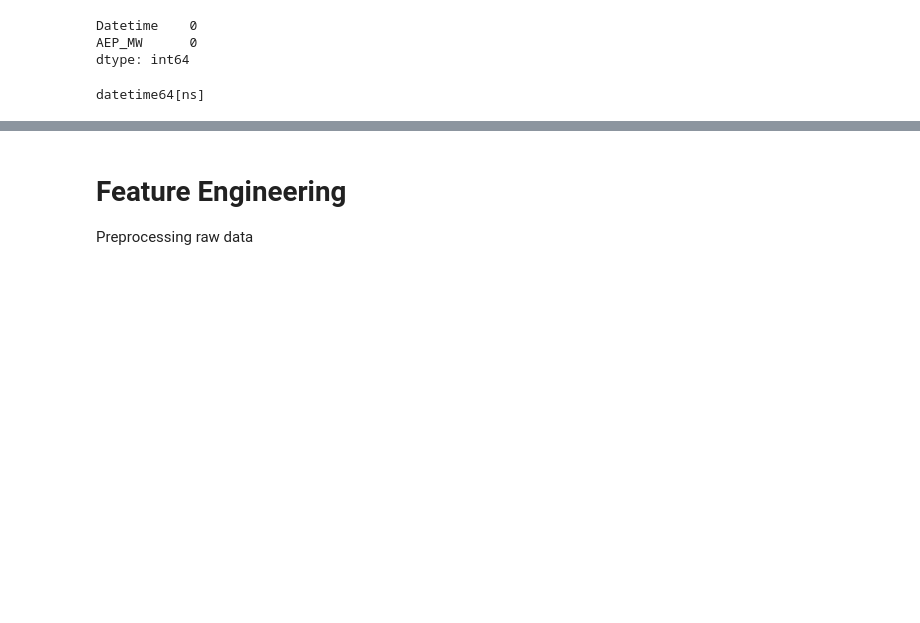
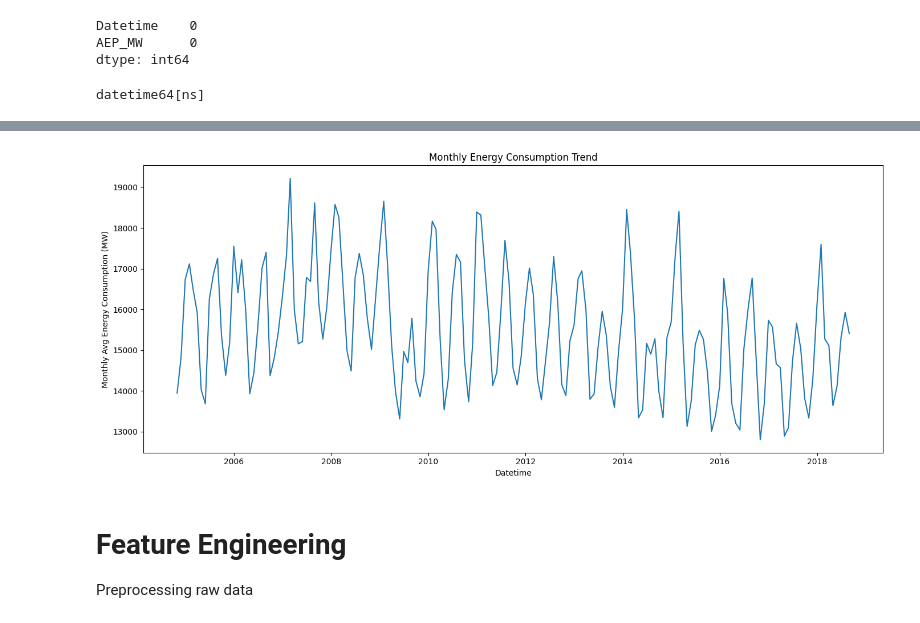
Before and after one commit to iprabhsidhu/Hourly-Electrical-Load-Forecasting, a Jupyter notebook: notebooks/experiment.ipynb, the cells around one changed output, grey strips where cells are left out. Saved outputs shown, nothing was run; the diff lists cells and outputs as text; code cells hidden in the pictures; blank space fills up the shorter version.

```diff
--- a/notebooks/experiment.ipynb
+++ b/notebooks/experiment.ipynb
@@ -44,3 +58,13 @@ plt.show()
+# %%
+plt.figure(figsize=(14, 6))
+plt.plot(df_monthly['Datetime'], df_monthly['AEP_MW'])
+plt.xlabel("Datetime")
+plt.ylabel("Monthly Avg Energy Consumption (MW)")
+plt.title("Monthly Energy Consumption Trend")
+plt.tight_layout()
+plt.show()
+# %% [output]
+[figure, added]
 # %% [markdown]
 # Feature Engineering
 Preprocessing raw data
```
Also changed, not shown: parts of 7 cells of this notebook, 31 other files.
